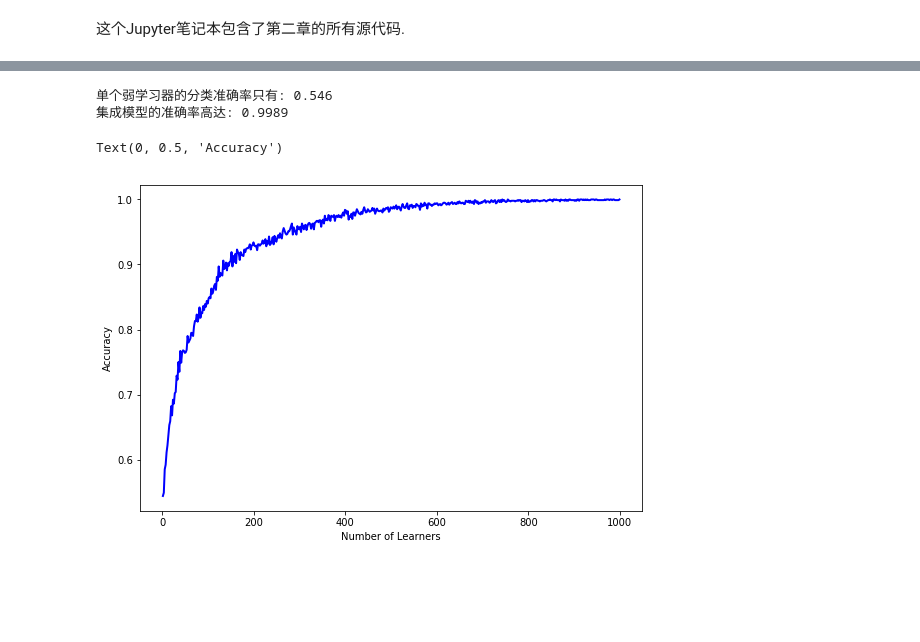
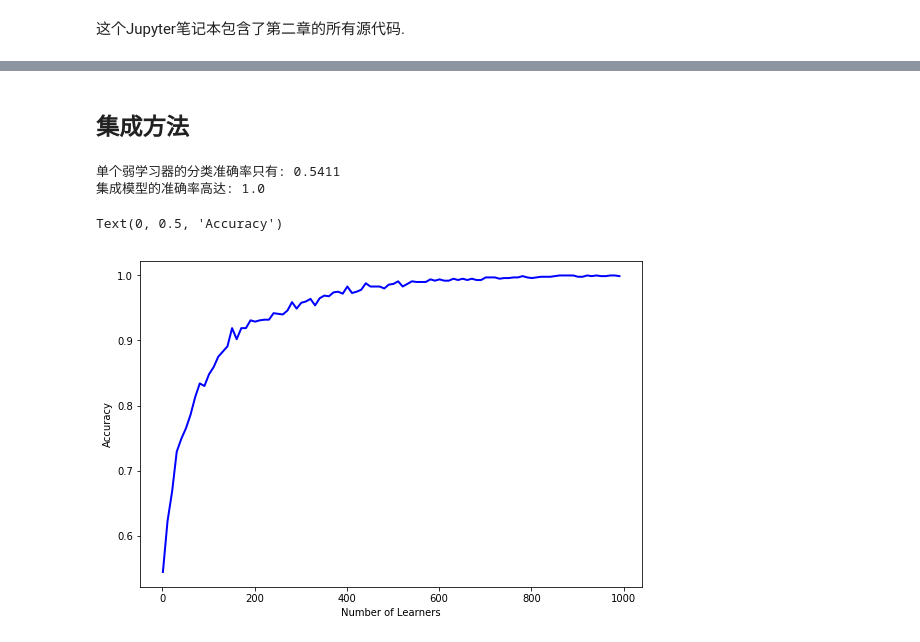
Before and after one commit to deepintomlf/mlfbook, a Jupyter notebook: Chapter2_Supervised_Learning/ensemble_model.ipynb, the cells around one changed output, grey strips where cells are left out. Cells and saved outputs as stored; diff of their text form; code cells hidden in the pictures; blank space fills up the shorter version.

```diff
--- a/Chapter2_Supervised_Learning/ensemble_model.ipynb
+++ b/Chapter2_Supervised_Learning/ensemble_model.ipynb
@@ -7,3 +133,5 @@
+# %% [markdown]
+## **集成方法**
 # %%
 import numpy as np
 
@@ -33,47 +154,46 @@ def ensemble_model(learner, num_learners = 1000):
 # %%
 # 模拟10, 000个样本
 num_samples = 10000
-all_weak_learner_results = []
-all_ensemble_model_results = []
+all_weak_learner_res = []
+all_ensemble_model_res = []
 
 for i in range(num_samples):
-    weak_learner_result = weak_learner()
-    ensemble_model_result = ensemble_model(weak_learner)
-    all_weak_learner_results.append(weak_learner_result)
-    all_ensemble_model_results.append(ensemble_model_result)
+    weak_learner_res = weak_learner()
+    ensemble_model_res = ensemble_model(weak_learner)
+    all_weak_learner_res.append(weak_learner_res)
+    all_ensemble_model_res.append(ensemble_model_res)
 
 # 计算准确率
-weak_learner_accuracy = all_weak_learner_results.count(2)/num_samples
-ensemble_model_accuracy = all_ensemble_model_results.count(2)/num_samples
+weak_learner_acc, ensemble_model_acc = all_weak_learner_res.count(2)/num_samples, all_ensemble_model_res.count(2)/num_samples
 
 # 查看模拟结果
 print('单个弱学习器的分类准确率只有:', weak_learner_accuracy)
 print('集成模型的准确率高达:', ensemble_model_accuracy)
 # %% [output]
-单个弱学习器的分类准确率只有: 0.546
-集成模型的准确率高达: 0.9989
+单个弱学习器的分类准确率只有: 0.5411
+集成模型的准确率高达: 1.0
 # %%
 # 模拟不同弱分类器个数的集成模型的准确率
-num_learners_list = np.arange(1,1000,2)
-num_samples = 1000
-all_accuracy = []
+num_learners = np.arange(1,1000,10)
+all_acc = []
 
-for i in num_learners_list:
+for i in num_learners:
     np.random.seed(0)
-    all_ensemble_model_results = []
+    num_samples = 1000
+    all_ensemble_model_res = []
     for j in range(num_samples):
-        ensemble_model_result = ensemble_model(weak_learner, i)
-        all_ensemble_model_results.append(ensemble_model_result)
-        ensemble_model_accuracy = all_ensemble_model_results.count(2)/num_samples
-    all_accuracy.append(ensemble_model_accuracy)
+        ensemble_model_res = ensemble_model(weak_learner, i)
+        all_ensemble_model_res.append(ensemble_model_res)
+        ensemble_model_acc = all_ensemble_model_res.count(2)/num_samples
+    all_acc.append(ensemble_model_acc)
 # %%
 import matplotlib.pyplot as plt
 
 # 绘制不同集成模型的准确率
 plt.figure(figsize = (9, 6))
-plt.plot(num_learners_list, all_accuracy, 'b', linewidth = 2)
+plt.plot(num_learners, all_acc, 'b', linewidth = 2)
 plt.xlabel('Number of Learners')
 plt.ylabel('Accuracy')
 # %% [output]
 Text(0, 0.5, 'Accuracy')
-[figure, old version]
+[figure, new version]
```
Also changed, not shown: parts of 20 cells of this notebook.
